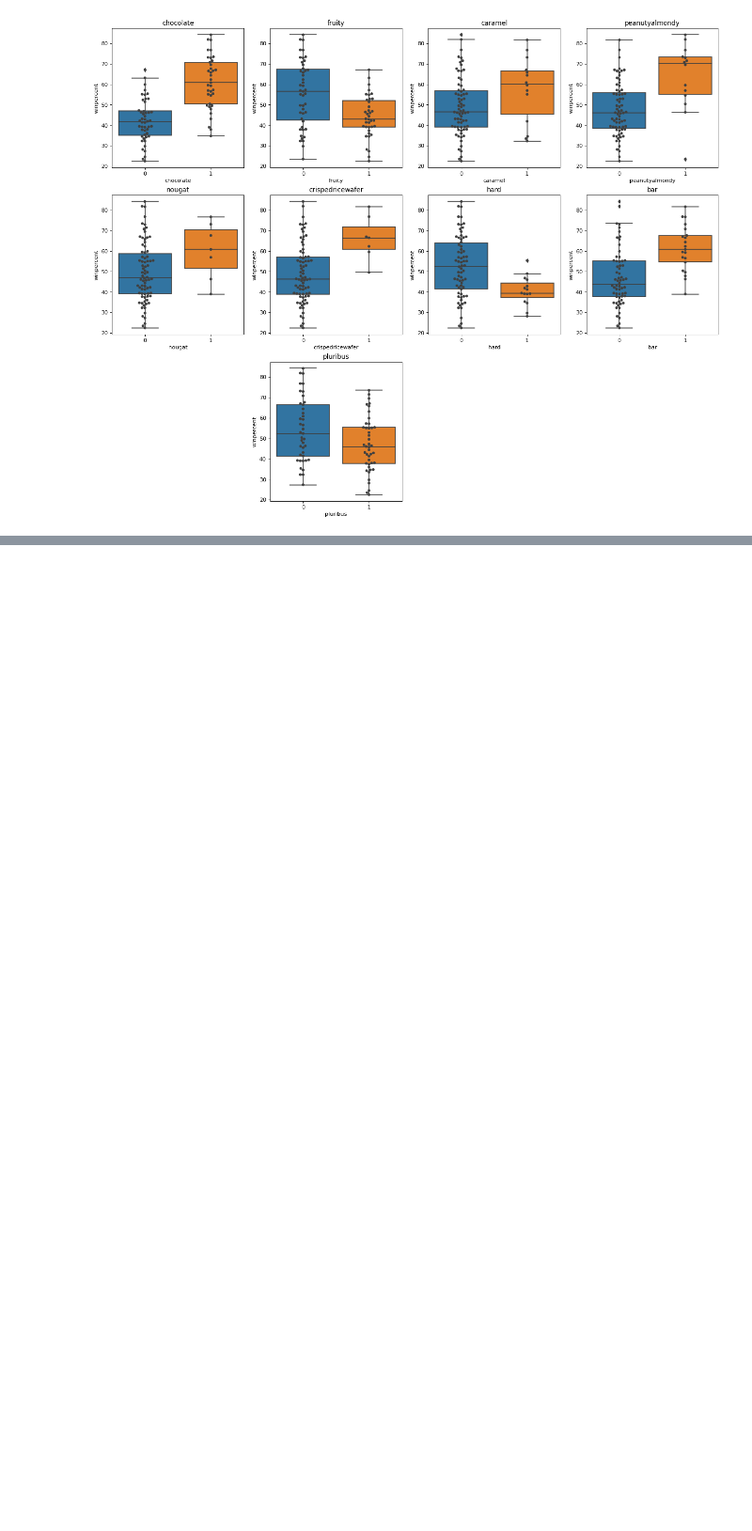
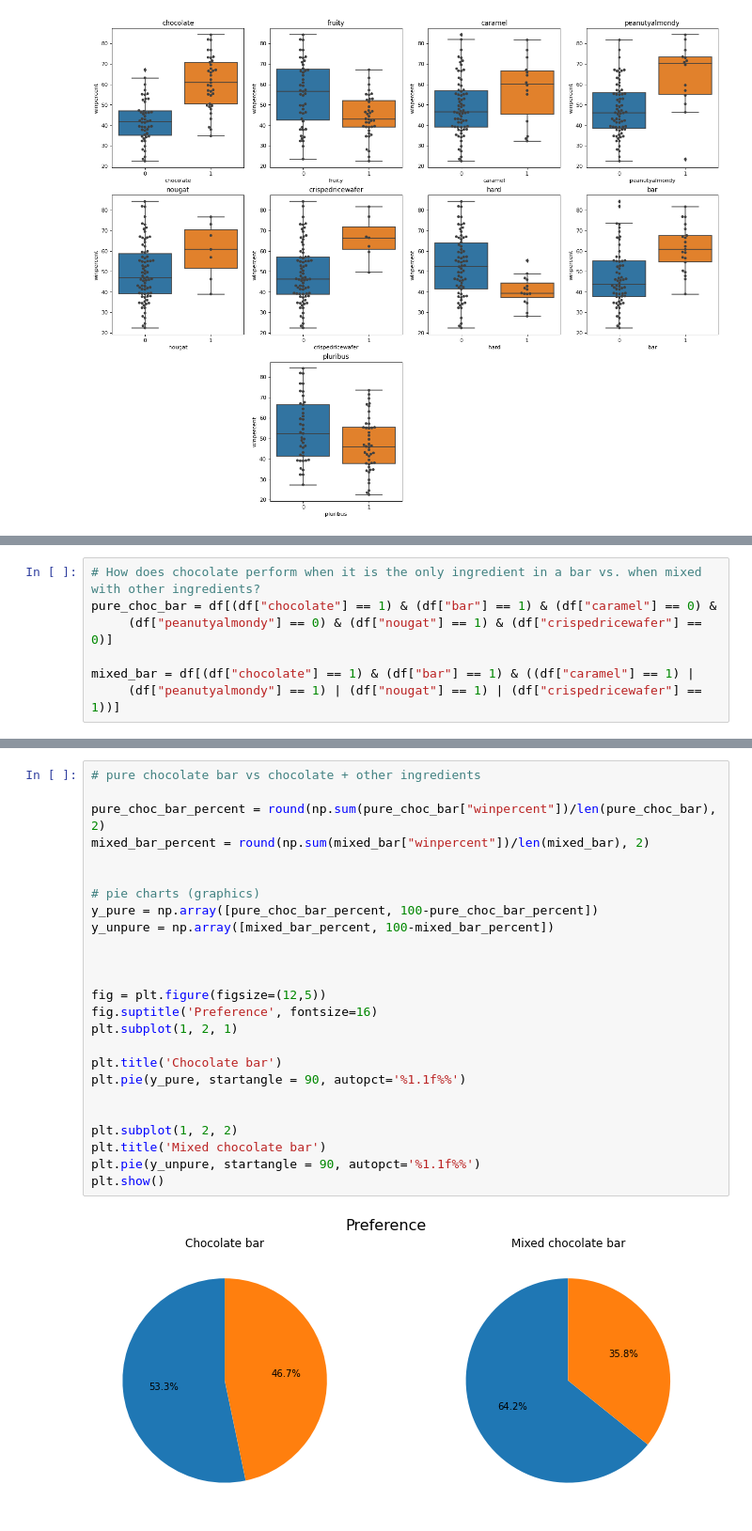
Before and after one commit to ved164/candy-power-ranking, a Jupyter notebook: eda.ipynb, the cells around one changed output, grey strips where cells are left out. Shown: that part at 94% size. Cells and saved outputs as stored; diff of their text form; blank space fills up the shorter version.

```diff
--- a/eda.ipynb
+++ b/eda.ipynb
@@ -513,0 +428,7 @@ Text(0.5, 1.0, 'pluribus')
+# %%
+# How does chocolate perform when it is the only ingredient in a bar vs. when mixed with other ingredients?
+pure_choc_bar = df[(df["chocolate"] == 1) & (df["bar"] == 1) & (df["caramel"] == 0) &
+     (df["peanutyalmondy"] == 0) & (df["nougat"] == 1) & (df["crispedricewafer"] == 0)]
+
+mixed_bar = df[(df["chocolate"] == 1) & (df["bar"] == 1) & ((df["caramel"] == 1) |
+     (df["peanutyalmondy"] == 1) | (df["nougat"] == 1) | (df["crispedricewafer"] == 1))]
@@ -513,0 +447,27 @@ Text(0.5, 1.0, 'pluribus')
+# %%
+# pure chocolate bar vs chocolate + other ingredients
+
+pure_choc_bar_percent = round(np.sum(pure_choc_bar["winpercent"])/len(pure_choc_bar), 2)
+mixed_bar_percent = round(np.sum(mixed_bar["winpercent"])/len(mixed_bar), 2)
+
+
+# pie charts (graphics)
+y_pure = np.array([pure_choc_bar_percent, 100-pure_choc_bar_percent])
+y_unpure = np.array([mixed_bar_percent, 100-mixed_bar_percent])
+
+
+
+fig = plt.figure(figsize=(12,5))
+fig.suptitle('Preference', fontsize=16)
+plt.subplot(1, 2, 1)
+
+plt.title('Chocolate bar')
+plt.pie(y_pure, startangle = 90, autopct='%1.1f%%')
+
+
+plt.subplot(1, 2, 2)
+plt.title('Mixed chocolate bar')
+plt.pie(y_unpure, startangle = 90, autopct='%1.1f%%')
+plt.show()
+# %% [output]
+[figure, added]
```
Also changed, not shown: parts of 25 cells of this notebook.
